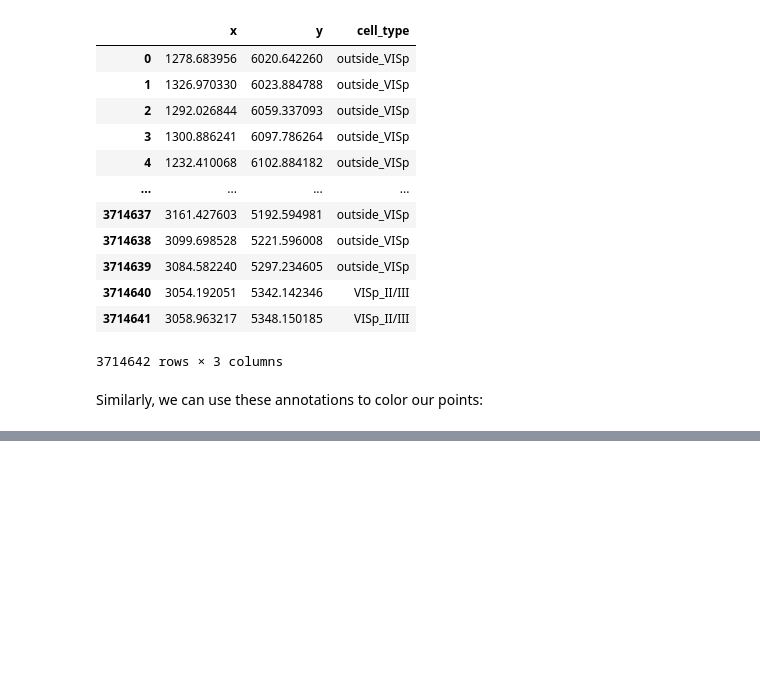
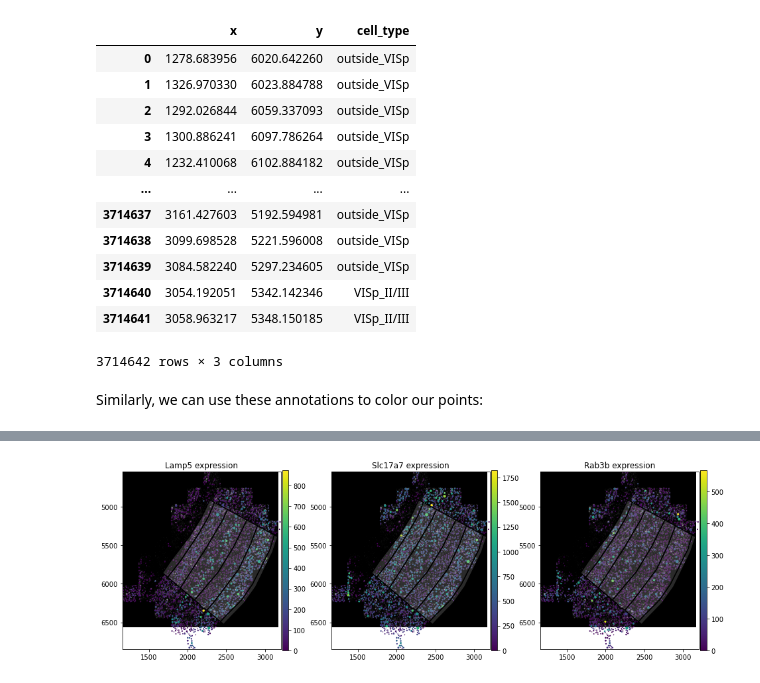
Before and after one commit to PMBio/spatialdata-workshops, a Jupyter notebook: notebooks/nb2_static_plotting.ipynb, the cells around one changed output, grey strips where cells are left out. Cells and saved outputs as stored; diff of their text form; code cells hidden in the pictures; blank space fills up the shorter version.

```diff
--- a/notebooks/nb2_static_plotting.ipynb
+++ b/notebooks/nb2_static_plotting.ipynb
@@ -154,0 +179,12 @@ INFO     Using matplotlib
+# %%
+_, axs = plt.subplots(1, 3, figsize=(16, 5))
+
+for idx, gene in enumerate(["Lamp5", "Slc17a7", "Rab3b"]):
+    (
+        sdata_merfish.pl.render_images(cmap="grey")
+        .pl.render_shapes(element="cells", fill_alpha=1, color=f"{gene}")
+        .pl.render_shapes(element="anatomical", fill_alpha=0.2, outline=True)
+        .pl.show(title=f"{gene} expression", ax=axs[idx])
+    )
+# %% [output]
+[figure, added]
```
Also changed, not shown: parts of 16 cells of this notebook.
